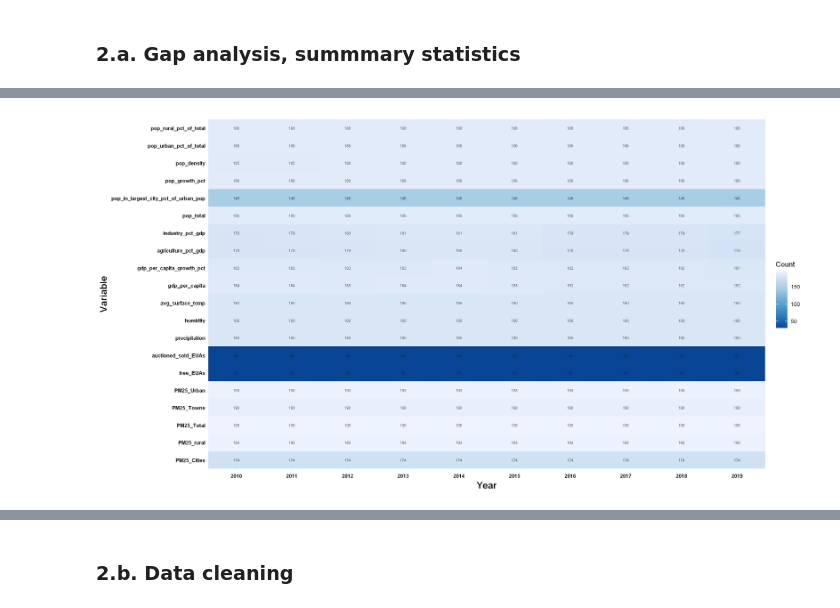
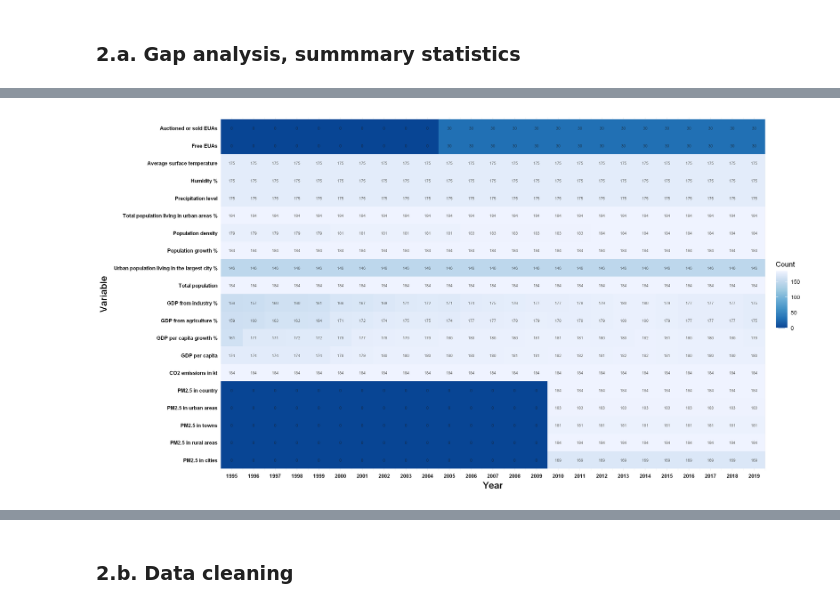
Before and after one commit to huseyinpolat-ds/UW_WNE_DSBA_Master_Thesis_437969, a Jupyter notebook: Thesis_EDA.ipynb, the cells around one changed output, grey strips where cells are left out. Cells and saved outputs as stored; diff of their text form; code cells hidden in the pictures.

```diff
--- a/Thesis_EDA.ipynb
+++ b/Thesis_EDA.ipynb
@@ -301,7 +328,7 @@ eu_ets_final <- eu_ets_wide %>%
     auctioned_sold_EUAs = sum(auctioned_sold_EUAs)
   )
 # Sort dataset by country and year
-eu_ets_final <- eu_ets_final %>% arrange(country, year)
+eu_ets_final <- eu_ets_final %>% filter(year <= 2019) %>% arrange(country, year)
 # Check dataset
 print(dim(eu_ets_final))
 head(eu_ets_final)
@@ -410,11 +436,22 @@ eu_ets_final_mapped <- map_countries(eu_ets_final, "country")
 weather_final_mapped <- map_countries(weather_final, "country")
 wb_indicators_final_mapped <- map_countries(wb_indicators_final, "country")
 
-# Join each dataset, keeping PM2.5 dataset as the main one to join on
-all_indicators <- merge(pm25_final_mapped, subset(eu_ets_final_mapped, select = -country_code), by = c("year", "country"), all.x = TRUE) %>%
+# Join each dataset, keeping PM2.5 and World Bank datasets as the main one to join on
+all_indicators_full_join <- merge(subset(pm25_final_mapped, select = -country_code), subset(wb_indicators_final_mapped, select = -country_code), by = c("year", "country"), all.x = TRUE,  all.y = TRUE) %>%
+    # Filter out missing records in target variable after 2010
+    filter(!(is.na(PM25_Total) & year >= 2010)) %>%
+    # Filter out missing records in matching target variable for all years
+    filter(!is.na(co2_em_kt)) %>%
+    # Filter to countries that only exist in PM2.5 dataset
+    filter(country %in% unique(pm25_final_mapped$country)) %>%
+    # Join weather variables
     merge(subset(weather_final_mapped, select = -country_code), by = c("year", "country"), all.x = TRUE) %>%
-    merge(subset(wb_indicators_final_mapped, select = -country_code), by = c("year", "country"), all.x = TRUE)
+    # Join EU ETS variables
+    merge(subset(eu_ets_final_mapped, select = -country_code), by = c("year", "country"), all.x = TRUE) %>%
+    # Reorder columns for plotting
+    relocate(co2_em_kt, .after=PM25_Urban) %>%
+    relocate(PM25_Total, .after=PM25_Urban)
 
-print(dim(all_indicators))
-head(all_indicators)
+print(dim(all_indicators_full_join))
+head(all_indicators_full_join)
 # %% [output]
@@ -437,39 +523,48 @@ A data.frame: 6 × 27
 # For now I decided to drop the rural and urban population counts, since we are already employing the total population count.
 # Instead I am employing rural and urban population as a share of total population in percentages.
 # Instead of GNI, we are employing GDP per capita
-all_indicators <- all_indicators %>% select(-c(gni,pop_rural,pop_urban,total_EUAs))
+all_indicators <- all_indicators_full_join %>% select(-c(gni,pop_rural,pop_urban,total_EUAs,pop_rural_pct_of_total))
 
 # Calculate the number of non-NA values for each column
 non_na_counts <- all_indicators %>%
-  select(-c(country,country_code)) %>%
+  select(-c(country)) %>% # Exclude matching variable
+  # filter (year >= 2010) %>% # Study period only
   group_by(year) %>%
   mutate(across(everything(), ~sum(!is.na(.))))
 
 # Reshape the data for plotting while retaining column order
 non_na_counts_long <- non_na_counts %>%
-  pivot_longer(cols = -year, names_to = "variable", values_to = "count") %>%
+  pivot_longer(cols = -year, names_to = "variable", values_to = "count")
+
+# non_na_counts_long <- non_na_counts_long %>% mutate(variable_long = column_mapping[variable])
+non_na_counts_long$variable_long <- factor(unname(unlist(column_mapping[match(non_na_counts_long$variable, names(column_mapping))])))
+
+non_na_counts_long <- non_na_counts_long %>%
   mutate(variable = factor(variable, levels = colnames(non_na_counts)[-1]))  # Exclude the "year" column from levels
+
 non_na_counts_long$variable <- factor(non_na_counts_long$variable, levels =
-  names(all_indicators)[!names(all_indicators) %in% c("year", "country", "country_code")])
+  names(all_indicators)[!names(all_indicators) %in% c("year", "country")])
+
 
 # Create the heatmap
 heatmap_plot <- ggplot(data = non_na_counts_long, aes(x = year, y = variable, fill = count)) +
   geom_tile() +
   scale_fill_distiller() +  # Choose color palette
   geom_text(aes(label = ifelse(is.na(count), "", count)), size = 2, color = "gray10") +  # Add text labels with small font
   scale_x_continuous(breaks = seq(min(non_na_counts$year), max(non_na_counts$year), by = 1), expand = c(0, 0)) +  # Display integer values on X-axis
   labs(x = "Year",
        y = "Variable",
        fill = "Count") +
+    scale_y_discrete(labels = non_na_counts_long$variable_long) +
   theme_minimal() +
   theme(axis.text.x = element_text(size = 8, color = "black", face = "bold"),
         axis.text.y = element_text(size = 8, color = "black", face = "bold"),
         axis.title = element_text(size = 14, color = "black", face = "bold"))
 
 # Display the heatmap
 print(heatmap_plot)
 
 # Save the plot with adjusted width
-ggsave("images/EDA_heatmap_plot.jpg", heatmap_plot, width = 10, height = 6, create.dir = TRUE)
+ggsave("images/EDA_heatmap_plot.jpg", heatmap_plot, width = 12, height = 5, create.dir = TRUE)
 # %% [output]
-[figure, old version]
+[figure, new version]
```
Also changed, not shown: parts of 61 cells of this notebook.
